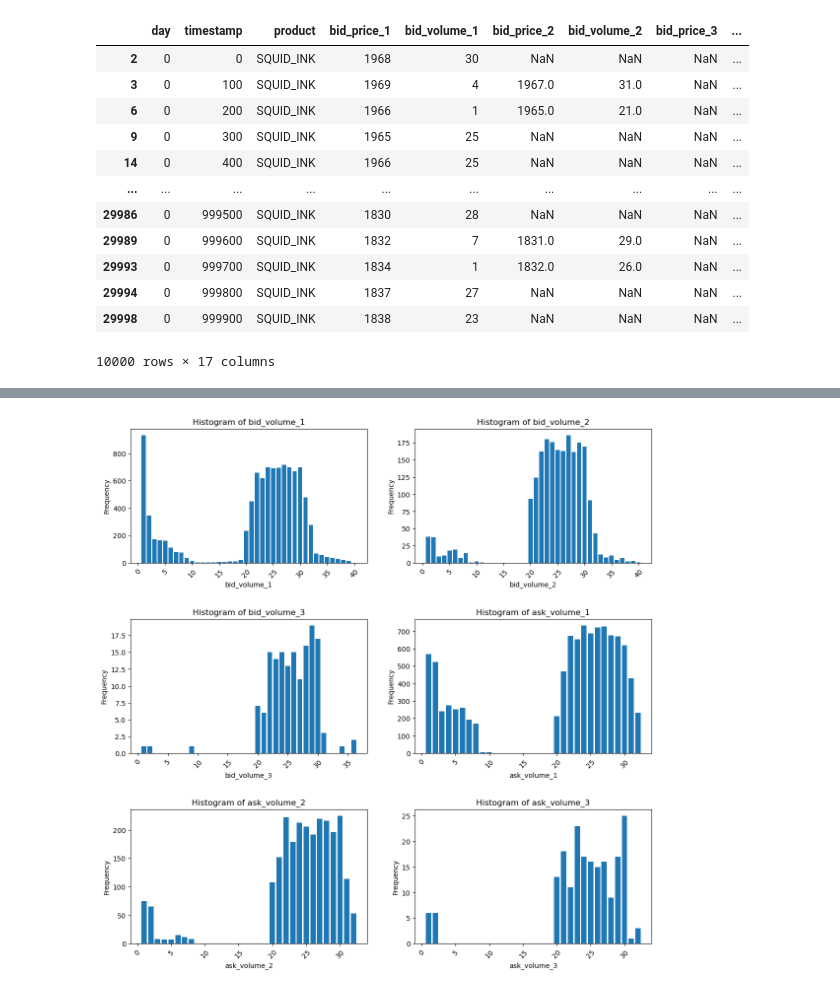
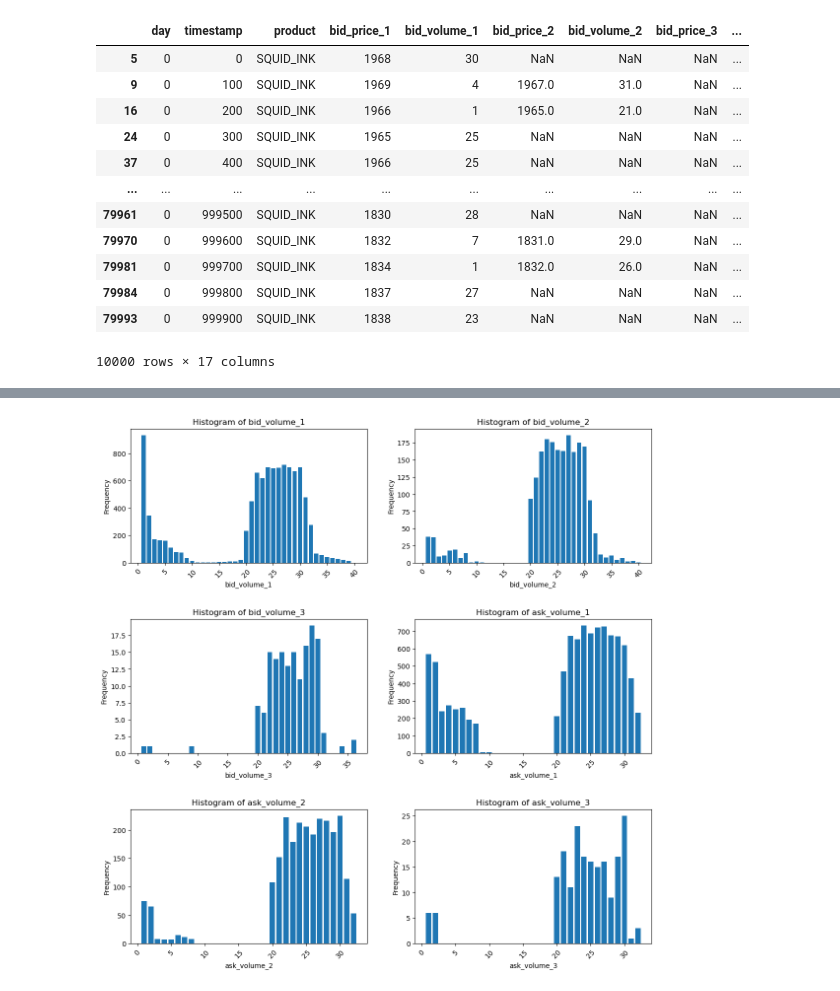
Before and after one commit to Edwin-yin/imc-prosperity-2, a Jupyter notebook: round1_new/ink_research.ipynb, the cells around one changed output, grey strips where cells are left out. Drawn from its saved outputs; the diff is of its cells as text; code cells hidden in the pictures.

```diff
--- a/round1_new/ink_research.ipynb
+++ b/round1_new/ink_research.ipynb
@@ -9,20 +9,20 @@ from statsmodels.graphics.tsaplots import plot_acf
 # %%
 day = 0
 df = pd.read_csv(f"../round2_new/round-2-island-data-bottle/prices_round_2_day_{day}.csv", sep=";", header=0)
+trade_df = pd.read_csv(f"../round2_new/round-2-island-data-bottle/trades_round_2_day_{day}.csv", sep=";", header=0)
+df_ink = copy.deepcopy(df[df['product'] == 'SQUID_INK'])
+df_ink
+# %% [output]
+|  | day | timestamp | product | bid_price_1 | bid_volume_1 | bid_price_2 | bid_volume_2 | bid_price_3 | ... |
+| 5 | 0 | 0 | SQUID_INK | 1968 | 30 | NaN | NaN | NaN | ... |
+| 9 | 0 | 100 | SQUID_INK | 1969 | 4 | 1967.0 | 31.0 | NaN | ... |
+| 16 | 0 | 200 | SQUID_INK | 1966 | 1 | 1965.0 | 21.0 | NaN | ... |
+| 24 | 0 | 300 | SQUID_INK | 1965 | 25 | NaN | NaN | NaN | ... |
+| 37 | 0 | 400 | SQUID_INK | 1966 | 25 | NaN | NaN | NaN | ... |
+| ... | ... | ... | ... | ... | ... | ... | ... | ... | ... |
+| 79961 | 0 | 999500 | SQUID_INK | 1830 | 28 | NaN | NaN | NaN | ... |
+| 79970 | 0 | 999600 | SQUID_INK | 1832 | 7 | 1831.0 | 29.0 | NaN | ... |
+| 79981 | 0 | 999700 | SQUID_INK | 1834 | 1 | 1832.0 | 26.0 | NaN | ... |
+| 79984 | 0 | 999800 | SQUID_INK | 1837 | 27 | NaN | NaN | NaN | ... |
+| 79993 | 0 | 999900 | SQUID_INK | 1838 | 23 | NaN | NaN | NaN | ... |
+10000 rows × 17 columns
-# %%
-df_ink = copy.deepcopy(df[df['product'] == 'SQUID_INK'])
-df_ink
-# %% [output]
-|  | day | timestamp | product | bid_price_1 | bid_volume_1 | bid_price_2 | bid_volume_2 | bid_price_3 | ... |
-| 2 | 0 | 0 | SQUID_INK | 1968 | 30 | NaN | NaN | NaN | ... |
-| 3 | 0 | 100 | SQUID_INK | 1969 | 4 | 1967.0 | 31.0 | NaN | ... |
-| 6 | 0 | 200 | SQUID_INK | 1966 | 1 | 1965.0 | 21.0 | NaN | ... |
-| 9 | 0 | 300 | SQUID_INK | 1965 | 25 | NaN | NaN | NaN | ... |
-| 14 | 0 | 400 | SQUID_INK | 1966 | 25 | NaN | NaN | NaN | ... |
-| ... | ... | ... | ... | ... | ... | ... | ... | ... | ... |
-| 29986 | 0 | 999500 | SQUID_INK | 1830 | 28 | NaN | NaN | NaN | ... |
-| 29989 | 0 | 999600 | SQUID_INK | 1832 | 7 | 1831.0 | 29.0 | NaN | ... |
-| 29993 | 0 | 999700 | SQUID_INK | 1834 | 1 | 1832.0 | 26.0 | NaN | ... |
-| 29994 | 0 | 999800 | SQUID_INK | 1837 | 27 | NaN | NaN | NaN | ... |
-| 29998 | 0 | 999900 | SQUID_INK | 1838 | 23 | NaN | NaN | NaN | ... |
-10000 rows × 17 columns
```
Also changed, not shown: parts of 15 cells of this notebook, 3 other files.
